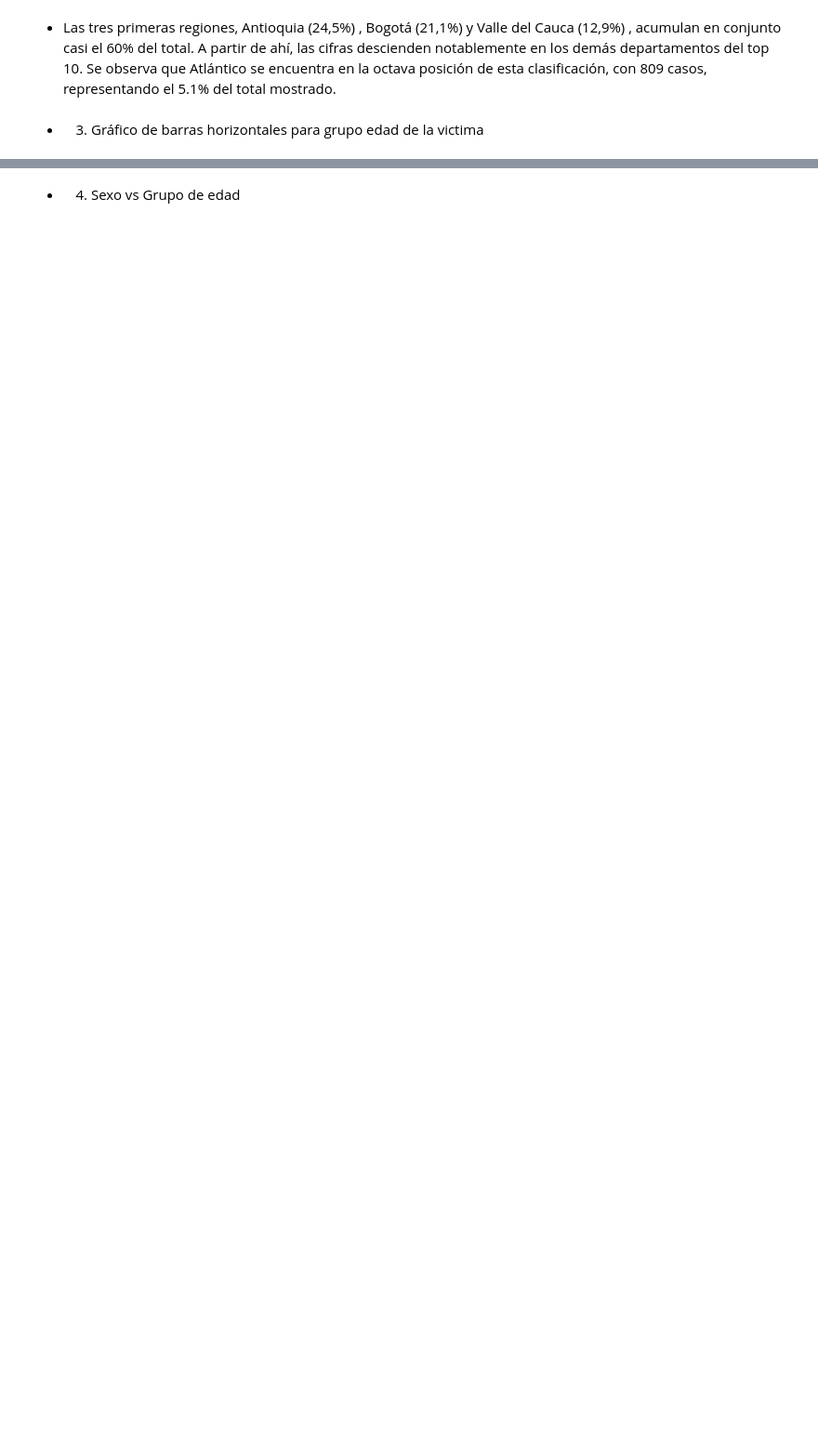
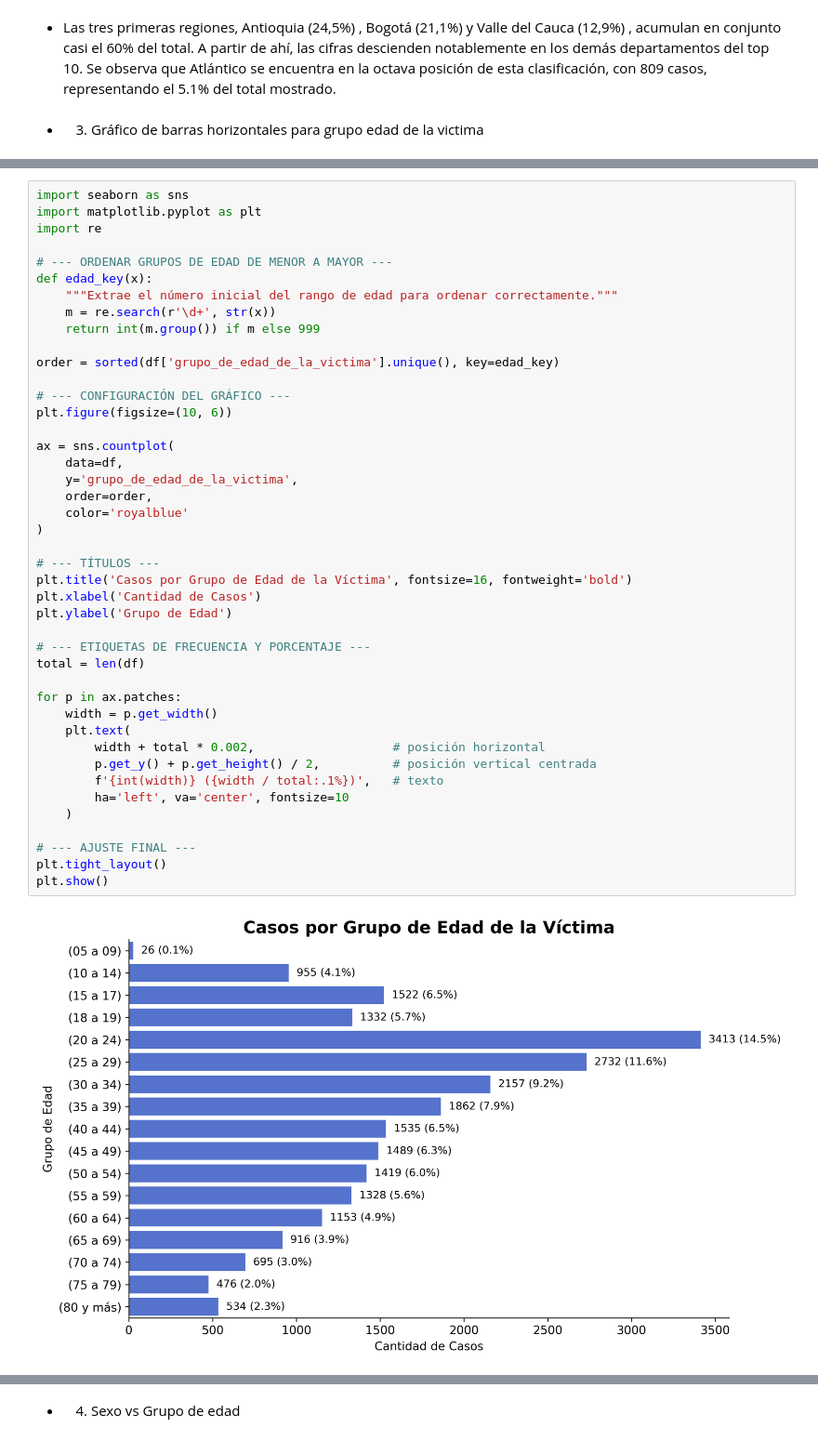
Before and after one commit to jthowinsson/Suicidio_Colombia, a Jupyter notebook: _sources/Eda.ipynb, the cells around one changed output, grey strips where cells are left out. Shown at 93% size. Cells and saved outputs as stored; diff of their text form; blank space fills up the shorter version.

```diff
--- a/_sources/Eda.ipynb
+++ b/_sources/Eda.ipynb
@@ -1062 +1059,46 @@ plt.show()
+# %%
+import seaborn as sns
+import matplotlib.pyplot as plt
+import re
+
+# --- ORDENAR GRUPOS DE EDAD DE MENOR A MAYOR ---
+def edad_key(x):
+    """Extrae el número inicial del rango de edad para ordenar correctamente."""
+    m = re.search(r'\d+', str(x))
+    return int(m.group()) if m else 999
+
+order = sorted(df['grupo_de_edad_de_la_victima'].unique(), key=edad_key)
+
+# --- CONFIGURACIÓN DEL GRÁFICO ---
+plt.figure(figsize=(10, 6))
+
+ax = sns.countplot(
+    data=df,
+    y='grupo_de_edad_de_la_victima',
+    order=order,
+    color='royalblue'
+)
+
+# --- TÍTULOS ---
+plt.title('Casos por Grupo de Edad de la Víctima', fontsize=16, fontweight='bold')
+plt.xlabel('Cantidad de Casos')
+plt.ylabel('Grupo de Edad')
+
+# --- ETIQUETAS DE FRECUENCIA Y PORCENTAJE ---
+total = len(df)
+
+for p in ax.patches:
+    width = p.get_width()
+    plt.text(
+        width + total * 0.002,                   # posición horizontal
+        p.get_y() + p.get_height() / 2,          # posición vertical centrada
+        f'{int(width)} ({width / total:.1%})',   # texto
+        ha='left', va='center', fontsize=10
+    )
+
+# --- AJUSTE FINAL ---
+plt.tight_layout()
+plt.show()
+# %% [output]
+[figure, added]
 # %% [markdown]
```
Also changed, not shown: parts of 25 cells of this notebook, 23 other files.
